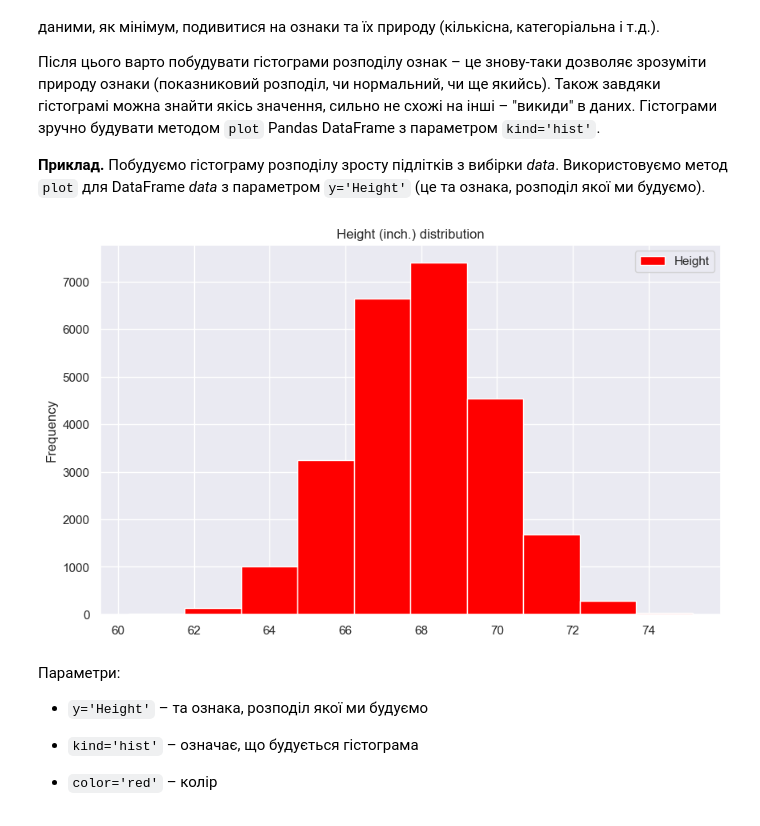
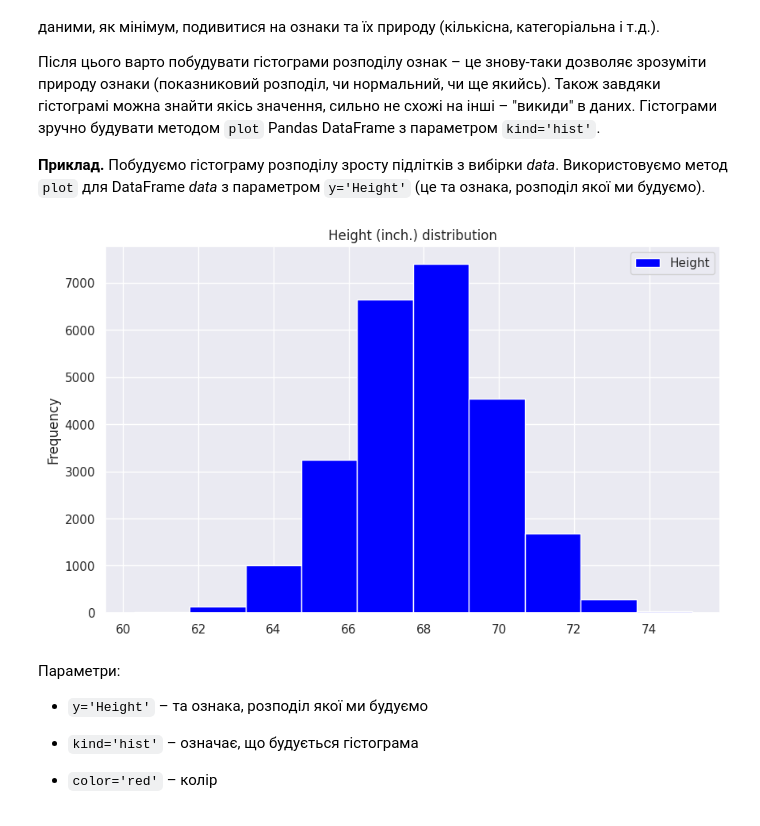
Before and after one commit to allllpina/3_course, a Jupyter notebook: Machine_Learning/Lab4/lab/lab04_linreg_optimization.ipynb, the cells around one changed output. Cells and saved outputs as stored; diff of their text form; code cells hidden in the pictures.

```diff
--- a/Machine_Learning/Lab4/lab/lab04_linreg_optimization.ipynb
+++ b/Machine_Learning/Lab4/lab/lab04_linreg_optimization.ipynb
@@ -41,9 +41,9 @@ data = pd.read_csv('../data/weights_heights.csv', index_col='Index')
 **Приклад.** Побудуємо гістограму розподілу зросту підлітків з вибірки *data*. Використовуємо метод `plot` для DataFrame *data* з параметром `y='Height'` (це та ознака, розподіл якої ми будуємо).
 # %%
 data.plot(y='Height', kind='hist',
-           color='red',  title='Height (inch.) distribution');
+           color='blue',  title='Height (inch.) distribution');
 # %% [output]
-[figure, old version]
+[figure, new version]
 # %% [markdown]
 Параметри:
 
```
Also changed, not shown: parts of 25 cells of this notebook.
